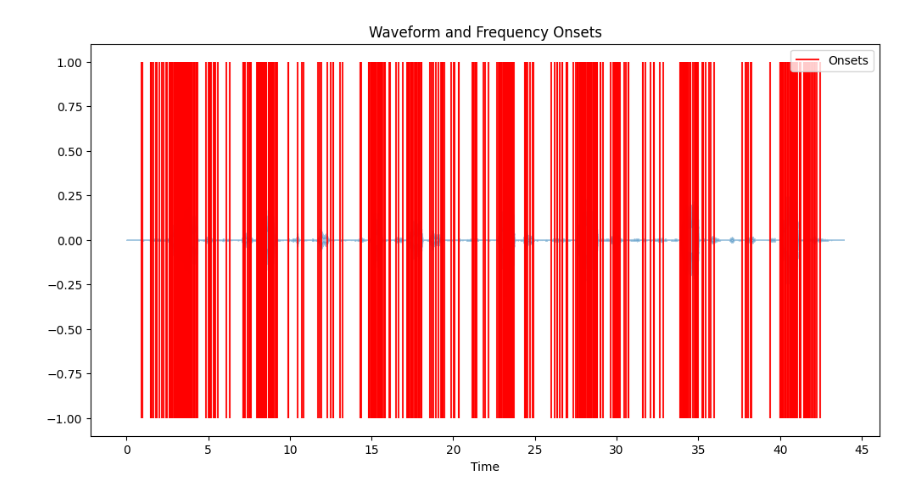
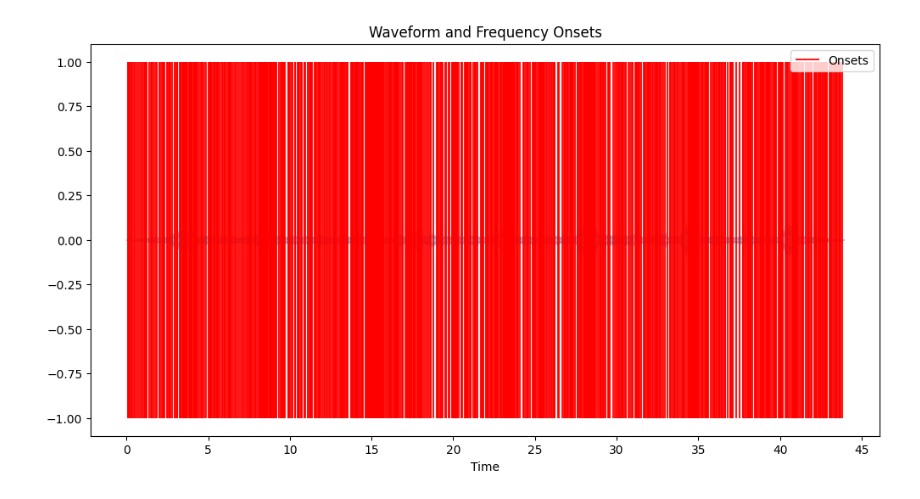
Before and after one commit to matthewmcq/transient-classifier, a Jupyter notebook: melwavelets.ipynb, the cells around one changed output. Cells and saved outputs as stored; diff of their text form; code cells hidden in the pictures.

```diff
--- a/melwavelets.ipynb
+++ b/melwavelets.ipynb
@@ -7,17 +7,17 @@ import noisereduce as nr
 import soundfile as sf
 audio_path = 'Celeus elegans.mp3'
 audio, sr = librosa.load(audio_path)
-max_value_before_nr = np.max(np.abs(audio))
+# max_value_before_nr = np.max(np.abs(audio))
 
 # Reduce the noise
-audio = nr.reduce_noise(audio, sr)
-max_value_after_nr = np.max(np.abs(audio))
-normalization_factor = max_value_before_nr * 10
-audio = audio * normalization_factor
+# audio = nr.reduce_noise(audio, sr)
+# max_value_after_nr = np.max(np.abs(audio))
+# normalization_factor = max_value_before_nr * 10
+# audio = audio * normalization_factor
 
 # sf.write('reduced.wav', audio, sr)
 # Stretch the audio to double its original length
-stretch_factor = 0.3
+stretch_factor = 0.5
 audio = librosa.effects.time_stretch(audio, rate=stretch_factor)
 
 
@@ -61,34 +61,34 @@ def extract_mfcc_and_wavelet_features(audio, sr, n_mfcc=13, wavelet='db4', max_l
     # Combine MFCCs and wavelet features
     mfccs_aggregated = np.mean(mfccs, axis=1)  # Mean across time frames
     mfccs_std = np.std(mfccs, axis=1)  # Standard deviation across time frames
     aggregated_features = np.concatenate((mfccs_aggregated, mfccs_std, wavelet_features_flat))
 
     return aggregated_features
 
 
 def aggregate_features(mfccs, wavelet_features):
     # Aggregating MFCC features
     mfccs_aggregated = np.mean(mfccs, axis=1)  # Mean across time frames
     mfccs_std = np.std(mfccs, axis=1)  # Standard deviation across time frames
 
     # Combine aggregated features
     aggregated_features = np.concatenate((
         mfccs_aggregated, mfccs_std,
         wavelet_features))
 
     return aggregated_features
 
 def process_audio_segments(audio, sr, segment_samples):
     features = []
     for onset, offset in segment_samples:
         segment = audio[onset:offset]
         aggregated_features = extract_mfcc_and_wavelet_features(segment, sr, n_mfcc=13, wavelet='db4', max_level=5, wavelet_feature_size=100)
         features.append(aggregated_features)
 
     # Now, features should be an array where each row is a feature vector of consistent length
     return np.vstack(features)
 # %% [output]
-[figure, old version]
+[figure, new version]
 # %%
 from sklearn.cluster import KMeans
 from sklearn.preprocessing import StandardScaler
```
Also changed, not shown: parts of 2 cells of this notebook, 3 other files.
